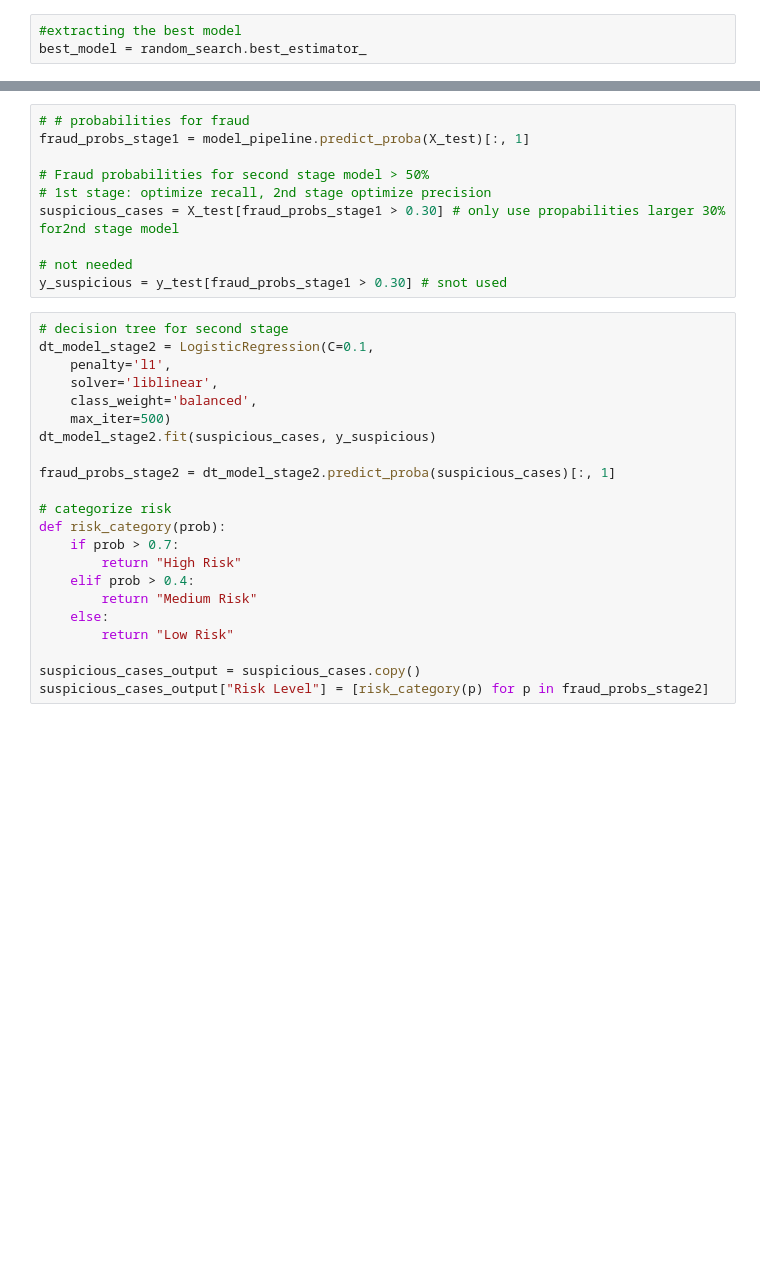
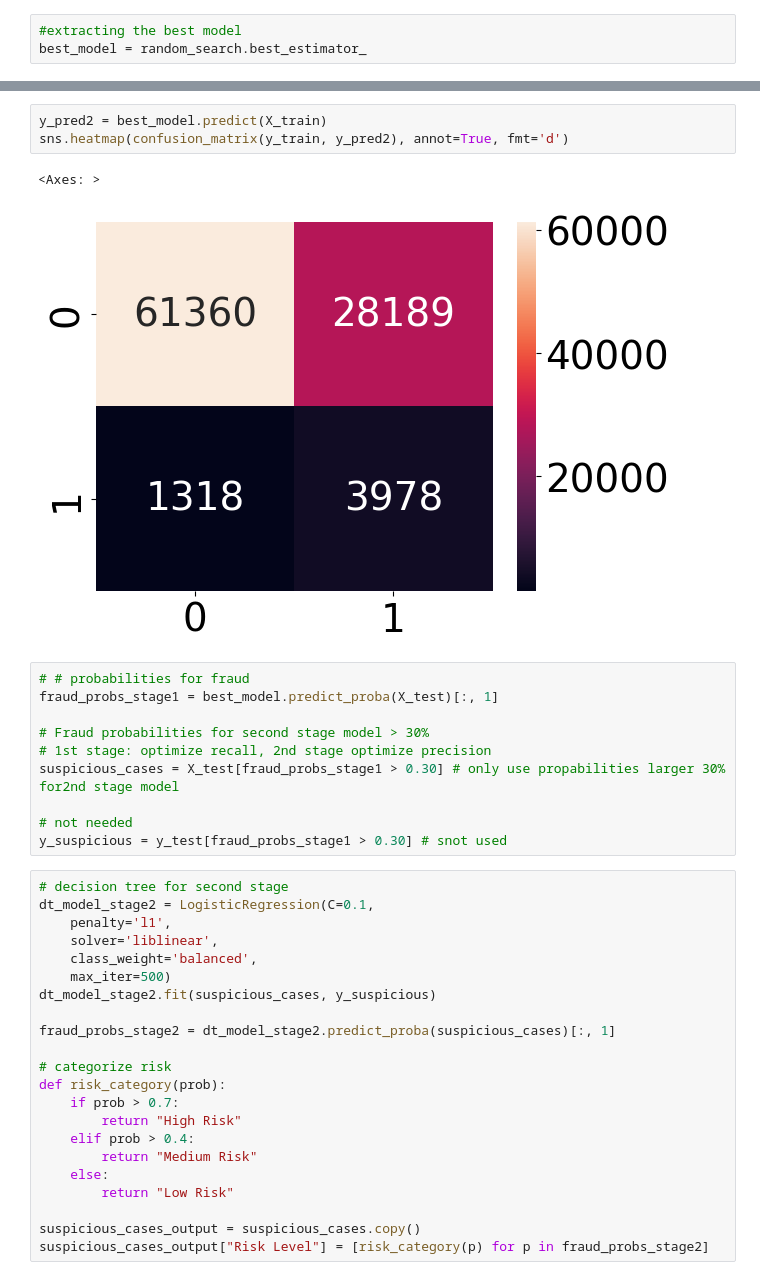
Before and after one commit to manntschke/SunSafe, a Jupyter notebook: model21century.ipynb, the cells around one changed output, grey strips where cells are left out. Drawn from its saved outputs; the diff is of its cells as text; blank space fills up the shorter version.

```diff
--- a/model21century.ipynb
+++ b/model21century.ipynb
@@ -185,8 +210,14 @@ print(classification_report(y_test, y_pred))
+# %%
+y_pred2 = best_model.predict(X_train)
+sns.heatmap(confusion_matrix(y_train, y_pred2), annot=True, fmt='d')
+# %% [output]
+<Axes: >
+[figure, added]
 # %%
 # # probabilities for fraud
-fraud_probs_stage1 = model_pipeline.predict_proba(X_test)[:, 1]
+fraud_probs_stage1 = best_model.predict_proba(X_test)[:, 1]
 
-# Fraud probabilities for second stage model > 50%
+# Fraud probabilities for second stage model > 30%
 # 1st stage: optimize recall, 2nd stage optimize precision
 suspicious_cases = X_test[fraud_probs_stage1 > 0.30] # only use propabilities larger 30% for2nd stage model
 
```
Also changed, not shown: parts of 18 cells of this notebook.
